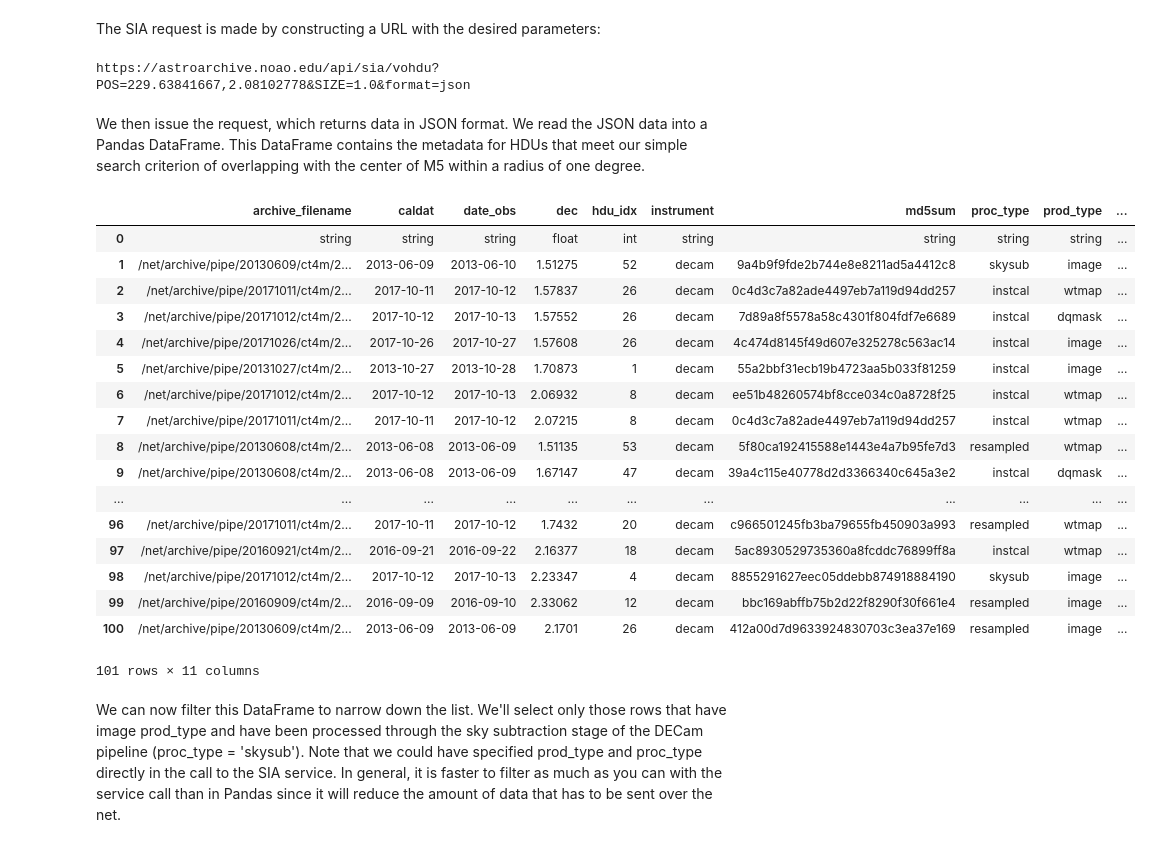
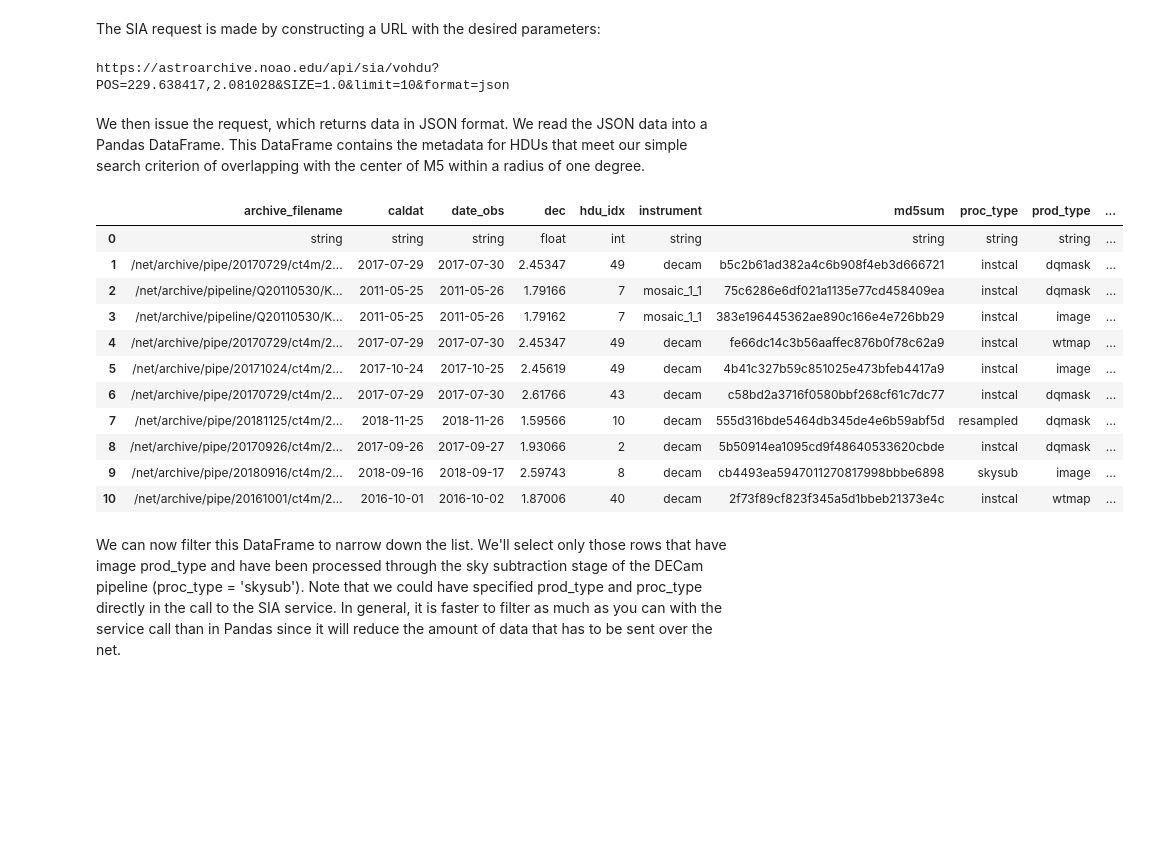
Before and after one commit to NOAO/nat-nb, a Jupyter notebook: sia.ipynb, the cells around one changed output. Drawn from its saved outputs; the diff is of its cells as text; code cells hidden in the pictures; blank space fills up the shorter version.

```diff
--- a/sia.ipynb
+++ b/sia.ipynb
@@ -122,34 +125,28 @@ size = 1.0 # search radius in degrees
 # %% [markdown]
 The SIA request is made by constructing a URL with the desired parameters:
 # %%
-sia_request = f'{baseurl}/vohdu?POS={ra},{dec}&SIZE={size}&format=json'
+sia_request = f'{baseurl}/vohdu?POS={ra},{dec}&SIZE={size}&limit=10&format=json'
 print(sia_request)
 # %% [output]
-https://astroarchive.noao.edu/api/sia/vohdu?POS=229.63841667,2.08102778&SIZE=1.0&format=json
+https://astroarchive.noao.edu/api/sia/vohdu?POS=229.638417,2.081028&SIZE=1.0&limit=10&format=json
 # %% [markdown]
 We then issue the request, which returns data in JSON format.  We read the JSON data into a Pandas DataFrame.  This DataFrame contains the metadata for HDUs that meet our simple search criterion of overlapping with the center of M5 within a radius of one degree.
 # %%
-sia_df = pd.read_json(json.dumps(requests.get(f'{baseurl}/vohdu?POS={ra},{dec}&SIZE={size}&format=json').json()))
+sia_df = pd.read_json(json.dumps(requests.get(sia_request).json()))
 sia_df
 # %% [output]
 |  | archive_filename | caldat | date_obs | dec | hdu_idx | instrument | md5sum | proc_type | prod_type | ... |
 | 0 | string | string | string | float | int | string | string | string | string | ... |
-| 1 | /net/archive/pipe/20130609/ct4m/2... | 2013-06-09 | 2013-06-10 | 1.51275 | 52 | decam | 9a4b9f9fde2b744e8e8211ad5a4412c8 | skysub | image | ... |
-| 2 | /net/archive/pipe/20171011/ct4m/2... | 2017-10-11 | 2017-10-12 | 1.57837 | 26 | decam | 0c4d3c7a82ade4497eb7a119d94dd257 | instcal | wtmap | ... |
-| 3 | /net/archive/pipe/20171012/ct4m/2... | 2017-10-12 | 2017-10-13 | 1.57552 | 26 | decam | 7d89a8f5578a58c4301f804fdf7e6689 | instcal | dqmask | ... |
-| 4 | /net/archive/pipe/20171026/ct4m/2... | 2017-10-26 | 2017-10-27 | 1.57608 | 26 | decam | 4c474d8145f49d607e325278c563ac14 | instcal | image | ... |
-| 5 | /net/archive/pipe/20131027/ct4m/2... | 2013-10-27 | 2013-10-28 | 1.70873 | 1 | decam | 55a2bbf31ecb19b4723aa5b033f81259 | instcal | image | ... |
-| 6 | /net/archive/pipe/20171012/ct4m/2... | 2017-10-12 | 2017-10-13 | 2.06932 | 8 | decam | ee51b48260574bf8cce034c0a8728f25 | instcal | wtmap | ... |
-| 7 | /net/archive/pipe/20171011/ct4m/2... | 2017-10-11 | 2017-10-12 | 2.07215 | 8 | decam | 0c4d3c7a82ade4497eb7a119d94dd257 | instcal | wtmap | ... |
-| 8 | /net/archive/pipe/20130608/ct4m/2... | 2013-06-08 | 2013-06-09 | 1.51135 | 53 | decam | 5f80ca192415588e1443e4a7b95fe7d3 | resampled | wtmap | ... |
-| 9 | /net/archive/pipe/20130608/ct4m/2... | 2013-06-08 | 2013-06-09 | 1.67147 | 47 | decam | 39a4c115e40778d2d3366340c645a3e2 | instcal | dqmask | ... |
-| ... | ... | ... | ... | ... | ... | ... | ... | ... | ... | ... |
-| 96 | /net/archive/pipe/20171011/ct4m/2... | 2017-10-11 | 2017-10-12 | 1.7432 | 20 | decam | c966501245fb3ba79655fb450903a993 | resampled | wtmap | ... |
-| 97 | /net/archive/pipe/20160921/ct4m/2... | 2016-09-21 | 2016-09-22 | 2.16377 | 18 | decam | 5ac8930529735360a8fcddc76899ff8a | instcal | wtmap | ... |
-| 98 | /net/archive/pipe/20171012/ct4m/2... | 2017-10-12 | 2017-10-13 | 2.23347 | 4 | decam | 8855291627eec05ddebb874918884190 | skysub | image | ... |
-| 99 | /net/archive/pipe/20160909/ct4m/2... | 2016-09-09 | 2016-09-10 | 2.33062 | 12 | decam | bbc169abffb75b2d22f8290f30f661e4 | resampled | image | ... |
-| 100 | /net/archive/pipe/20130609/ct4m/2... | 2013-06-09 | 2013-06-09 | 2.1701 | 26 | decam | 412a00d7d9633924830703c3ea37e169 | resampled | image | ... |
+| 1 | /net/archive/pipe/20170729/ct4m/2... | 2017-07-29 | 2017-07-30 | 2.45347 | 49 | decam | b5c2b61ad382a4c6b908f4eb3d666721 | instcal | dqmask | ... |
+| 2 | /net/archive/pipeline/Q20110530/K... | 2011-05-25 | 2011-05-26 | 1.79166 | 7 | mosaic_1_1 | 75c6286e6df021a1135e77cd458409ea | instcal | dqmask | ... |
+| 3 | /net/archive/pipeline/Q20110530/K... | 2011-05-25 | 2011-05-26 | 1.79162 | 7 | mosaic_1_1 | 383e196445362ae890c166e4e726bb29 | instcal | image | ... |
+| 4 | /net/archive/pipe/20170729/ct4m/2... | 2017-07-29 | 2017-07-30 | 2.45347 | 49 | decam | fe66dc14c3b56aaffec876b0f78c62a9 | instcal | wtmap | ... |
+| 5 | /net/archive/pipe/20171024/ct4m/2... | 2017-10-24 | 2017-10-25 | 2.45619 | 49 | decam | 4b41c327b59c851025e473bfeb4417a9 | instcal | image | ... |
+| 6 | /net/archive/pipe/20170729/ct4m/2... | 2017-07-29 | 2017-07-30 | 2.61766 | 43 | decam | c58bd2a3716f0580bbf268cf61c7dc77 | instcal | dqmask | ... |
+| 7 | /net/archive/pipe/20181125/ct4m/2... | 2018-11-25 | 2018-11-26 | 1.59566 | 10 | decam | 555d316bde5464db345de4e6b59abf5d | resampled | dqmask | ... |
+| 8 | /net/archive/pipe/20170926/ct4m/2... | 2017-09-26 | 2017-09-27 | 1.93066 | 2 | decam | 5b50914ea1095cd9f48640533620cbde | instcal | dqmask | ... |
+| 9 | /net/archive/pipe/20180916/ct4m/2... | 2018-09-16 | 2018-09-17 | 2.59743 | 8 | decam | cb4493ea5947011270817998bbbe6898 | skysub | image | ... |
+| 10 | /net/archive/pipe/20161001/ct4m/2... | 2016-10-01 | 2016-10-02 | 1.87006 | 40 | decam | 2f73f89cf823f345a5d1bbeb21373e4c | instcal | wtmap | ... |
-101 rows × 11 columns
 # %% [markdown]
 We can now filter this DataFrame to narrow down the list.  We'll select only those rows that have image prod_type and have been processed through the sky subtraction stage of the DECam pipeline (proc_type = 'skysub').  Note that we could have specified prod_type and proc_type directly in the call to the SIA service. In general, it is faster to filter as much as you can with the service call than in Pandas since it will reduce the amount of data that has to be sent over the net.
 # %%
```
Also changed, not shown: parts of 6 cells of this notebook, 3 other files.
